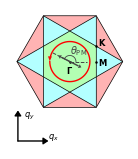
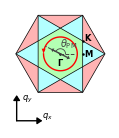
The notebook cell's code change between the first figure and the second:
--- before
+++ after
@@ -65,3 +65,3 @@
 fig2apath = Path(r"C:\Users\ken92\Documents\Studies\E5\simulation\E9_simulations\projects\band_spectroscopy\paper_figures\fig2",
                  f"fig2a_{str_journal}.svg")
-fig_BZ.savefig(fig2apath, format = "svg", facecolor = "none")
+# fig_BZ.savefig(fig2apath, format = "svg", facecolor = "none")

Commit: A bunch of paper figure stuff